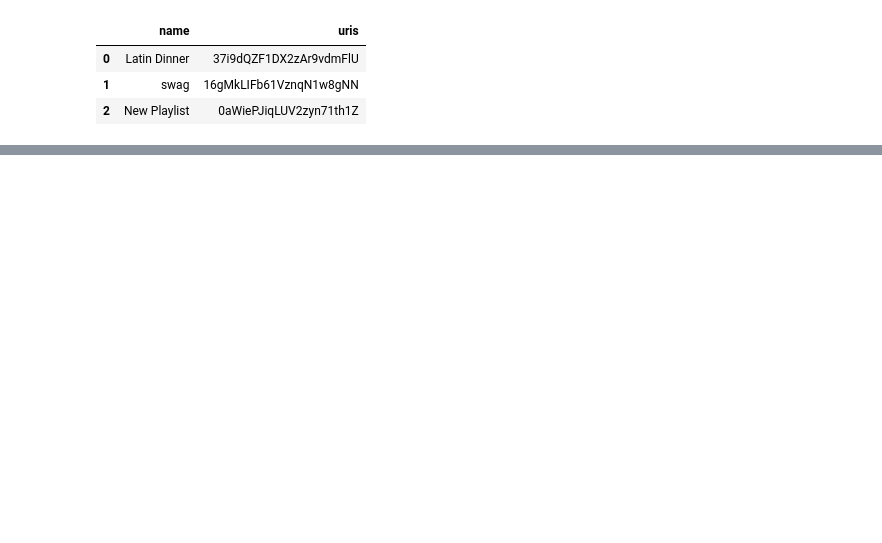
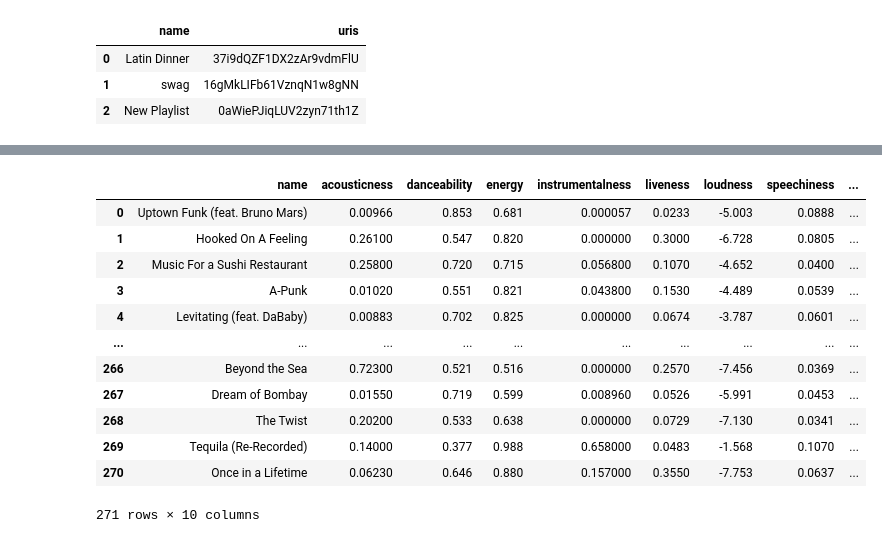
Before and after one commit to chriskontsis/AiTunes, a Jupyter notebook: Reccomender/SongRec.ipynb, the cells around one changed output, grey strips where cells are left out. Drawn from its saved outputs; the diff is of its cells as text; code cells hidden in the pictures; blank space fills up the shorter version.

```diff
--- a/Reccomender/SongRec.ipynb
+++ b/Reccomender/SongRec.ipynb
@@ -87,3 +87,20 @@ happy_df
 | 272 | Tequila (Re-Recorded) | 4VkHBfAfYw7TexAMDRDoQq | [] | The Champs | happy |
 | 274 | Once in a Lifetime | 1Tr4K5MU5XYE44umXGDndd | [alternative rock, art punk, danc... | Talking Heads | happy |
 271 rows × 5 columns
+# %%
+happy_df_data = spotify_wrapper.getFeatures(happy_df)
+happy_df_data
+# %% [output]
+|  | name | acousticness | danceability | energy | instrumentalness | liveness | loudness | speechiness | ... |
+| 0 | Uptown Funk (feat. Bruno Mars) | 0.00966 | 0.853 | 0.681 | 0.000057 | 0.0233 | -5.003 | 0.0888 | ... |
+| 1 | Hooked On A Feeling | 0.26100 | 0.547 | 0.820 | 0.000000 | 0.3000 | -6.728 | 0.0805 | ... |
+| 2 | Music For a Sushi Restaurant | 0.25800 | 0.720 | 0.715 | 0.056800 | 0.1070 | -4.652 | 0.0400 | ... |
+| 3 | A-Punk | 0.01020 | 0.551 | 0.821 | 0.043800 | 0.1530 | -4.489 | 0.0539 | ... |
+| 4 | Levitating (feat. DaBaby) | 0.00883 | 0.702 | 0.825 | 0.000000 | 0.0674 | -3.787 | 0.0601 | ... |
+| ... | ... | ... | ... | ... | ... | ... | ... | ... | ... |
+| 266 | Beyond the Sea | 0.72300 | 0.521 | 0.516 | 0.000000 | 0.2570 | -7.456 | 0.0369 | ... |
+| 267 | Dream of Bombay | 0.01550 | 0.719 | 0.599 | 0.008960 | 0.0526 | -5.991 | 0.0453 | ... |
+| 268 | The Twist | 0.20200 | 0.533 | 0.638 | 0.000000 | 0.0729 | -7.130 | 0.0341 | ... |
+| 269 | Tequila (Re-Recorded) | 0.14000 | 0.377 | 0.988 | 0.658000 | 0.0483 | -1.568 | 0.1070 | ... |
+| 270 | Once in a Lifetime | 0.06230 | 0.646 | 0.880 | 0.157000 | 0.3550 | -7.753 | 0.0637 | ... |
+271 rows × 10 columns
```
Also changed, not shown: parts of 4 cells of this notebook, 1 other file.
